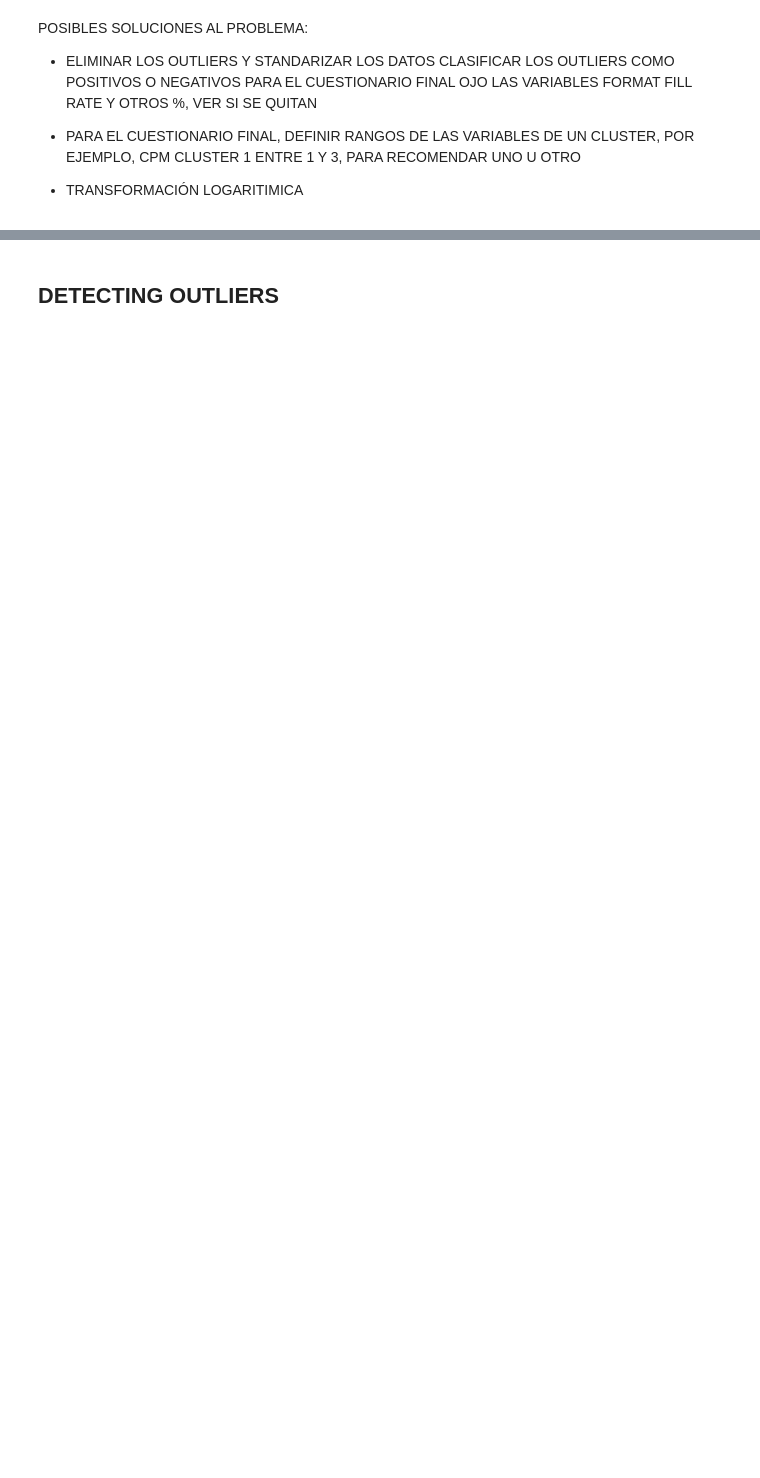
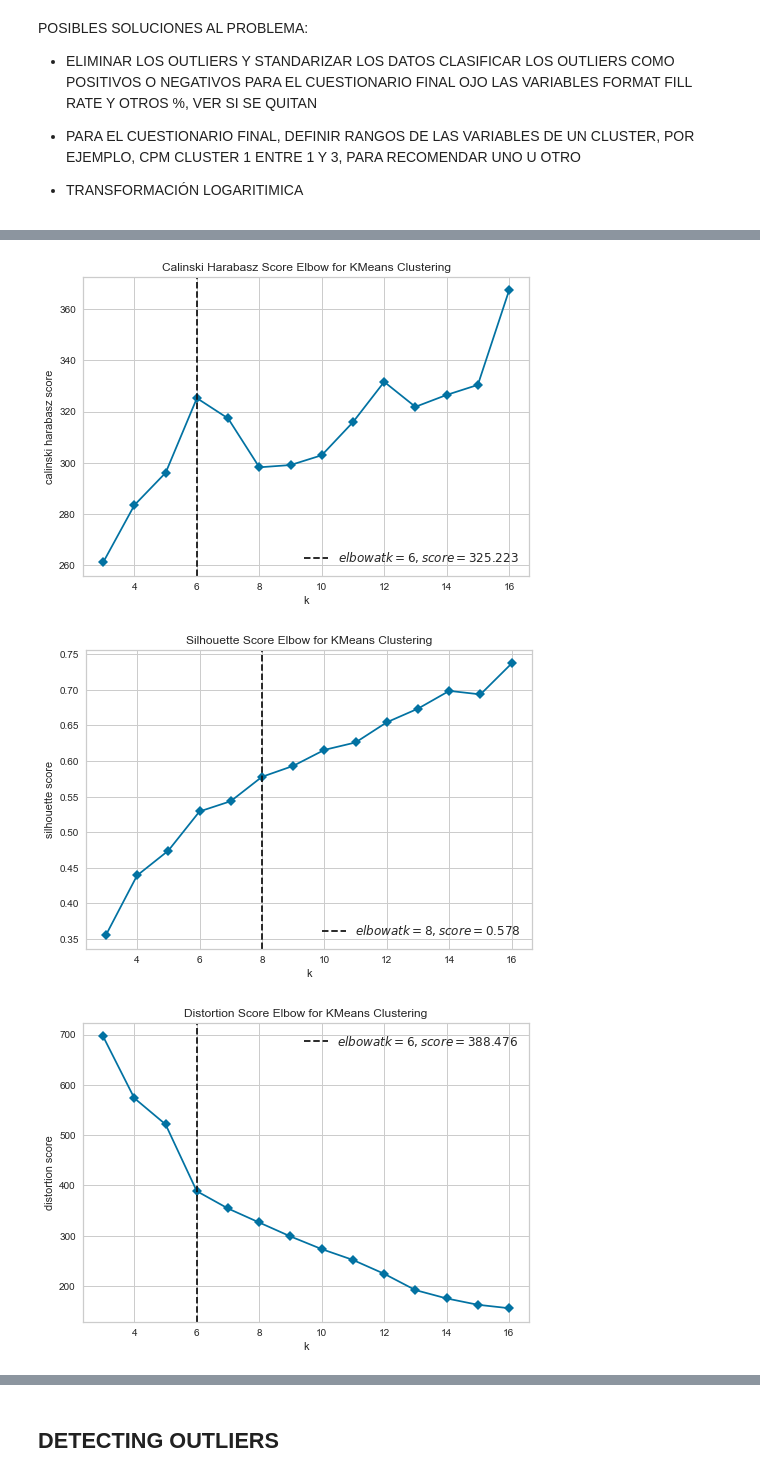
Before and after one commit to rfisla/FINAL-PROJECT-OF-KSCHOOL-MASTER, a Jupyter notebook: Final Clustering Solution.ipynb, the cells around one changed output, grey strips where cells are left out. Saved outputs shown, nothing was run; the diff lists cells and outputs as text; code cells hidden in the pictures; blank space fills up the shorter version.

```diff
--- a/Final Clustering Solution.ipynb
+++ b/Final Clustering Solution.ipynb
@@ -71,0 +214,10 @@ pd.DataFrame(reducing3f_).describe()
+# %%
+pca_minmax = PCA(n_components=10)
+pca_minmax = pca_minmax.fit_transform(minmax)
+# %%
+model = KMeans(init='k-means++', max_iter=1000, n_init=5, algorithm='auto')
+visualization_clusters(pca_minmax, model)
+# %% [output]
+[figure, added]
+[figure, added]
+[figure, added]
```
Also changed, not shown: parts of 142 cells of this notebook.
